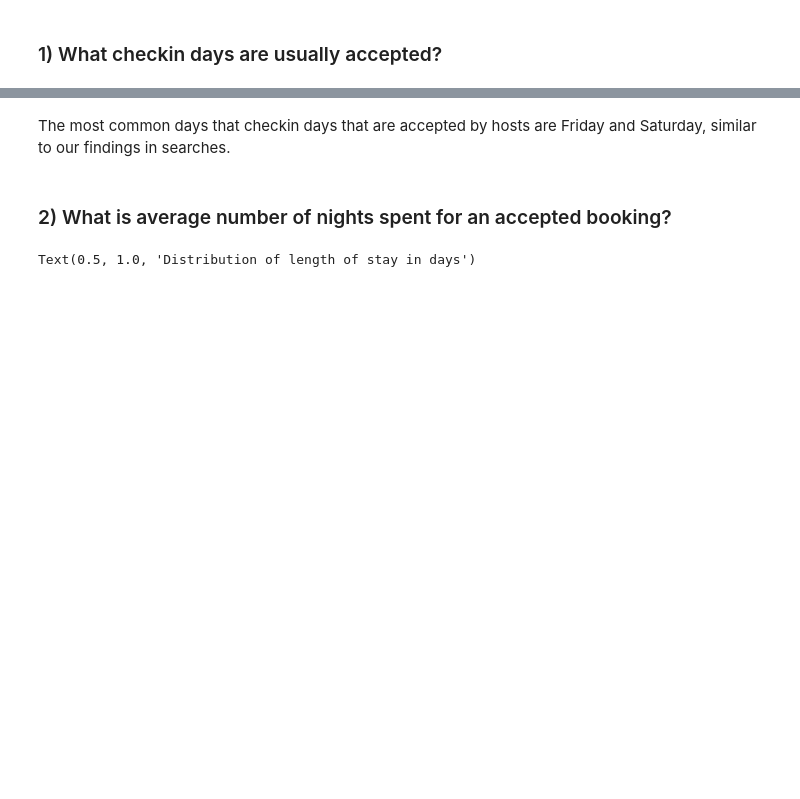
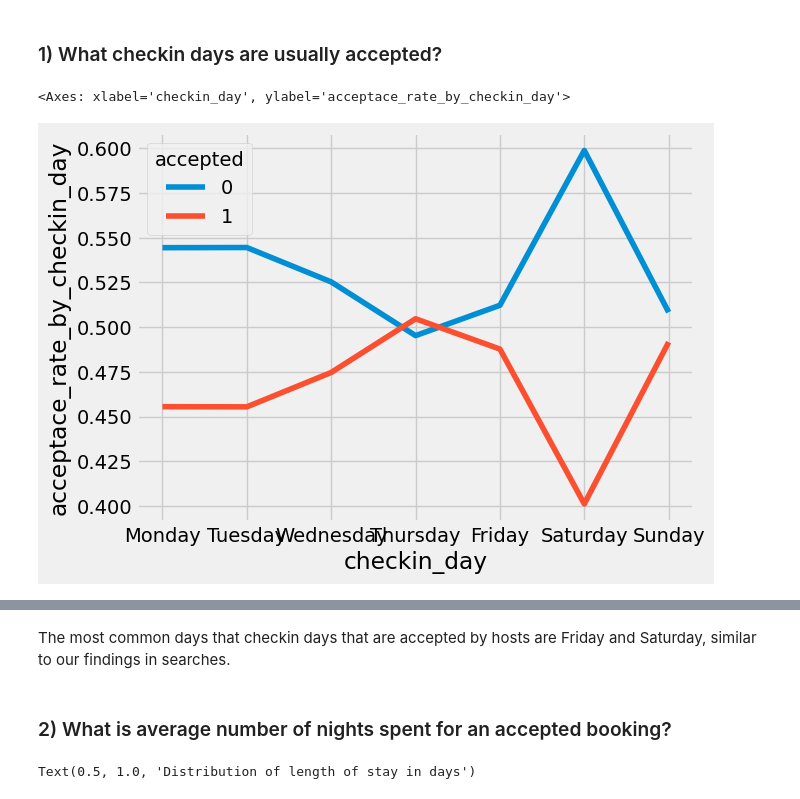
Before and after one commit to joshpuray/Airnbnb-Dublin-Market-Analysis, a Jupyter notebook: Market_Analysis.ipynb, the cells around one changed output, grey strips where cells are left out. Drawn from its saved outputs; the diff is of its cells as text; code cells hidden in the pictures; blank space fills up the shorter version.

```diff
--- a/Market_Analysis.ipynb
+++ b/Market_Analysis.ipynb
@@ -359,2 +386,14 @@ accepted = contacts[~contacts['ts_accepted_at'].isna()]
+# %%
+days_dist = contacts[['id_guest','checkin_day','accepted']].groupby(['checkin_day','accepted']).count().reset_index().rename({'id_guest':'num_inquiries'},axis=1)
+inquiries_dist = dict(contacts.groupby('checkin_day').count().iloc[:,0])
+days_dist['acceptace_rate_by_checkin_day'] = days_dist.apply(lambda x: x.num_inquiries / inquiries_dist[x.checkin_day],axis=1)
+days_dist['checkin_day'] = days_dist['checkin_day'] = pd.Categorical(days_dist['checkin_day'],
+                                   categories=['Monday','Tuesday', 'Wednesday', 'Thursday','Friday','Saturday','Sunday'],
+                                   ordered=True)
 # %% [markdown]
 ### 1) What checkin days are usually accepted?
+# %%
+sns.lineplot(data=days_dist, x='checkin_day',y='acceptace_rate_by_checkin_day',hue='accepted')
+# %% [output]
+<Axes: xlabel='checkin_day', ylabel='acceptace_rate_by_checkin_day'>
+[figure, added]
```
Also changed, not shown: parts of 39 cells of this notebook.
